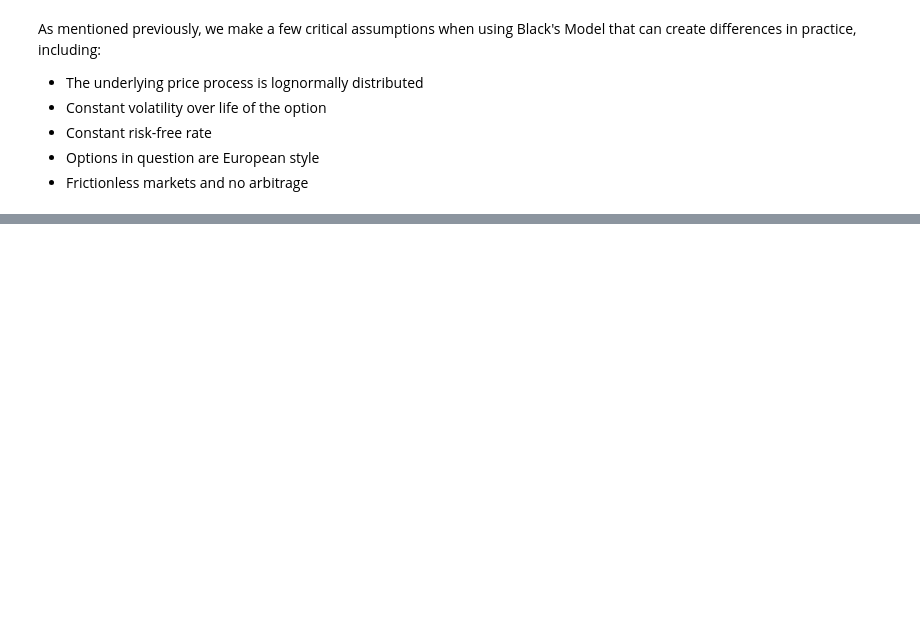
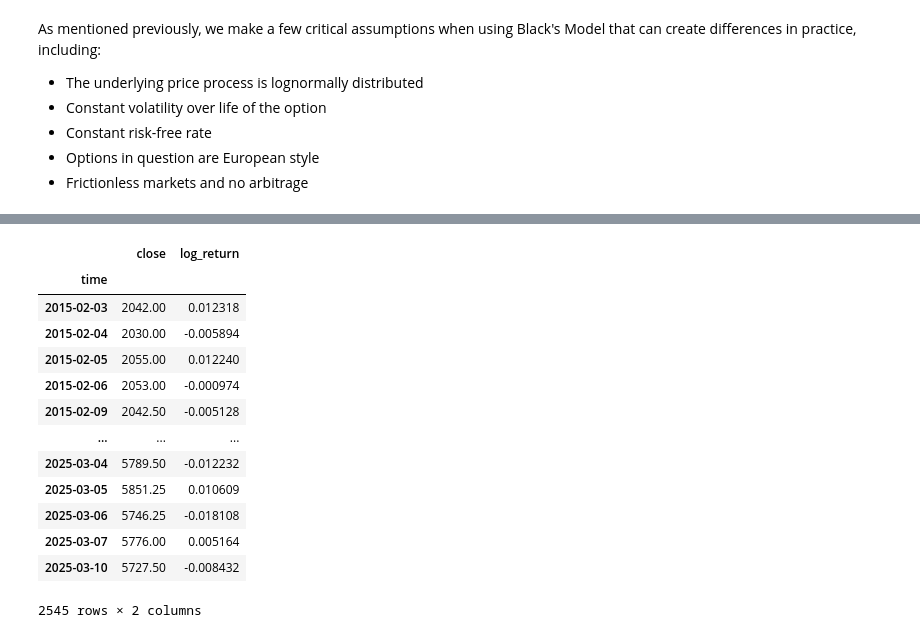
Before and after one commit to zacharywright96/Portfolio-Projects, a Jupyter notebook: BlacksModel.ipynb, the cells around one changed output, grey strips where cells are left out. Saved outputs shown, nothing was run; the diff lists cells and outputs as text; code cells hidden in the pictures; blank space fills up the shorter version.

```diff
--- a/BlacksModel.ipynb
+++ b/BlacksModel.ipynb
@@ -184,0 +211,17 @@ I will demonstrate the first limitation by comparing the assumed lognormal distr
+# %%
+newdf
+# %% [output]
+|  | close | log_return |
+| time |  |  |
+| 2015-02-03 | 2042.00 | 0.012318 |
+| 2015-02-04 | 2030.00 | -0.005894 |
+| 2015-02-05 | 2055.00 | 0.012240 |
+| 2015-02-06 | 2053.00 | -0.000974 |
+| 2015-02-09 | 2042.50 | -0.005128 |
+| ... | ... | ... |
+| 2025-03-04 | 5789.50 | -0.012232 |
+| 2025-03-05 | 5851.25 | 0.010609 |
+| 2025-03-06 | 5746.25 | -0.018108 |
+| 2025-03-07 | 5776.00 | 0.005164 |
+| 2025-03-10 | 5727.50 | -0.008432 |
+2545 rows × 2 columns
```
Also changed, not shown: parts of 17 cells of this notebook.
